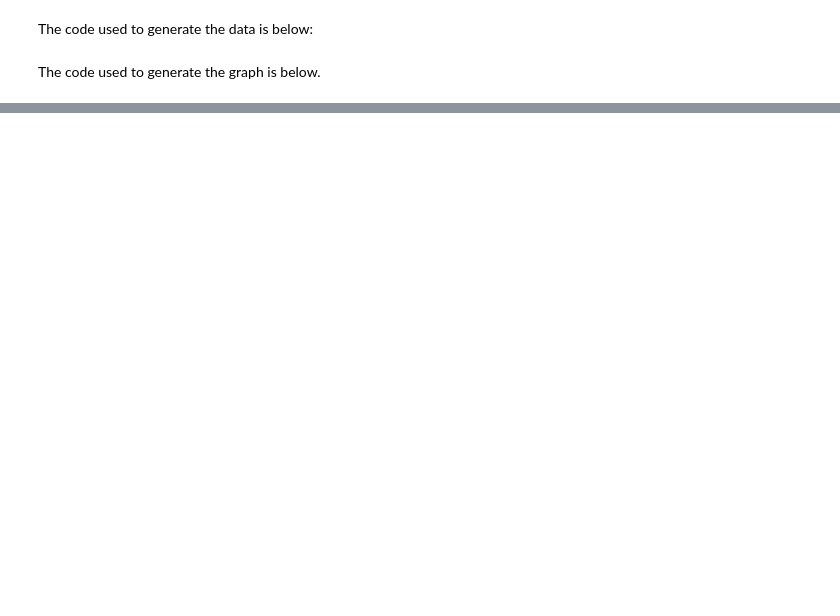
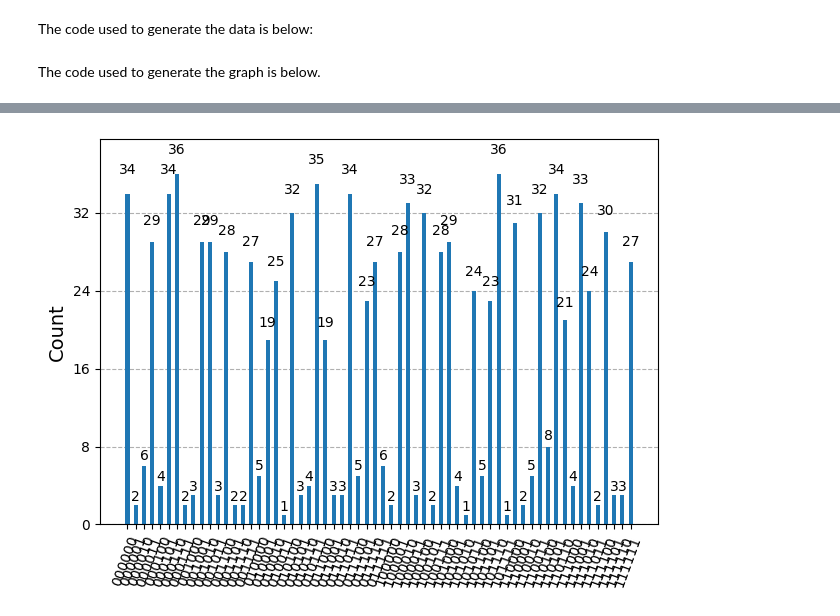
Before and after one commit to Syntanglement/Penntanglement-IQM, a Jupyter notebook: Penntanglement.ipynb, the cells around one changed output, grey strips where cells are left out. Drawn from its saved outputs; the diff is of its cells as text; code cells hidden in the pictures; blank space fills up the shorter version.

```diff
--- a/Penntanglement.ipynb
+++ b/Penntanglement.ipynb
@@ -425,0 +688,100 @@ plt.show()
+# %%
+from iqm.qiskit_iqm import IQMProvider
+provider = IQMProvider("https://resonance.meetiqm.com/", quantum_computer="emerald",
+            token=input("Enter your IQM token: "))
+backend = provider.get_backend()
+
+from qiskit import QuantumCircuit, transpile, visualization
+
+def getGhzCircuit(n):
+    qc = QuantumCircuit(n)
+    qc.h(0)
+    for i in range(n - 1):
+        qc.cx(i, i + 1)
+    return qc
+
+def getZZExpectation(counts, i, j, shots):
+    exp = 0
+    for bitstring, freq in counts.items():
+        zi = 1 if bitstring[::-1][i] == '0' else -1
+        zj = 1 if bitstring[::-1][j] == '0' else -1
+        exp += zi * zj * freq
+    return exp / shots
+
+def getGlobalXExpectation(counts, shots):
+    exp = 0
+    for bitstring, freq in counts.items():
+        bits = bitstring.replace(" ", "")
+        parity = bits.count('1')
+        value = 1 if parity % 2 == 0 else -1
+        exp += value * freq
+
+    return exp / shots
+
+# The number of qubits used
+qBits = 6
+
+qcz = getGhzCircuit(qBits)
+qcz.measure_all()
+
+qcx = getGhzCircuit(qBits)
+for i in range(qBits):
+    qcx.h(i)
+qcx.measure_all()
+
+from qiskit import transpile
+from qiskit.transpiler import Layout
+
+# # Define optimized qubit chain Layout
+# optimized_qubit_chain = [8, 16, 24, 33, 41, 48]
+# layout_z = Layout.from_intlist(optimized_qubit_chain, *qcz.qregs)
+# layout_x = Layout.from_intlist(optimized_qubit_chain, *qcx.qregs)
+
+# Run the job for measuring with Z-basis
+qc_transpiled1 = transpile(qcz, backend=backend, optimization_level=3)
+job_z = backend.run(qc_transpiled1, shots=1024)
+result_z = job_z.result()
+
+
+# Run the job for measuring with X-basis
+qc_transpiled2 = transpile(qcx, backend=backend, optimization_level=3)
+job_x = backend.run(qc_transpiled2, shots=1024)
+result_x = job_x.result()
+
+#Write data to external files
+with open("zz_expectation.txt", 'w') as file1:
+    #Calculate Z-basis measurement
+    for i in range(qBits - 1):
+        s = f"<Z{i}Z{i+1}>:\t {getZZExpectation(result_z.get_counts(), i, i+1, 1024)}\n"
+        file1.write(f"{s}\n")
+
+with open("x_expectations.txt", 'w') as file2:
+    # Calculate X-basis measurement
+    s = f"<X^prodN>:\t{getGlobalXExpectation(result_x.get_counts(), 1024)}"
+    file2.write(f"{s}\n")
+
+zz_sum = 0
+with open("fidelity.txt", 'w') as file3:
+    file3.write(f"GHZ Witness Fidelity Lower Bound with {qBits} qubits and 1024 shots\n\n\n")
+    file3.write(f"zz_sum = {zz_sum}\n")
+
+    # Calculate Fidelity
+    for i in range(qBits - 1):
+        zz_sum += getZZExpectation(result_z.get_counts(), i, i + 1, 1024)
+    file3.write(f"zz_sum = {zz_sum}\n")
+
+    zz_avg = zz_sum / (qBits - 1)
+    file3.write(f"\n\n\nzz_avg = {zz_avg}\n")
+
+    x_val = getGlobalXExpectation(result_x.get_counts(), 1024)
+    file3.write(f"\n\n\nx_val = {x_val}\n")
+
+    # Fidelity
+    fidelity_lb = 0.5 * (x_val + zz_avg)
+    file3.write(f"\n\n\nfidelity lower bound = {fidelity_lb}\n")
+
+
+visualization.plot_histogram(result_z.get_counts())
+visualization.plot_histogram(result_x.get_counts())
+# %% [output]
+[figure, added]
```
Also changed, not shown: parts of 6 cells of this notebook, 6 other files.
